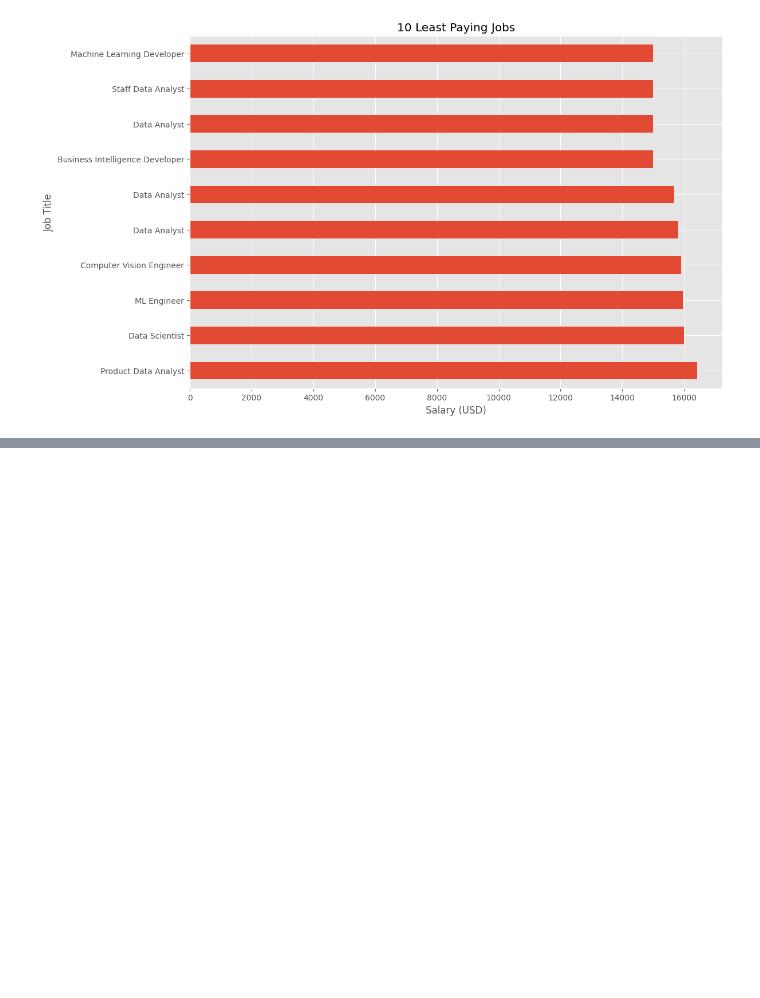
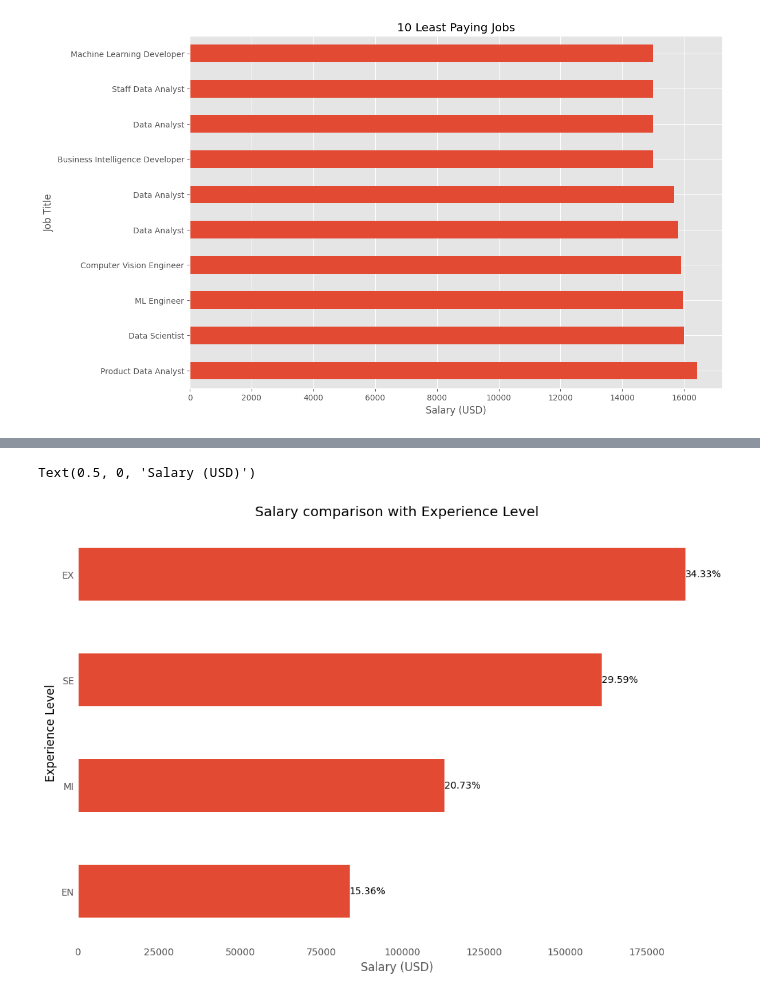
Before and after one commit to ElijahWandimi/Global-Data-Roles-Salary-Exploration, a Jupyter notebook: global-ai-ml-salaries.ipynb, the cells around one changed output, grey strips where cells are left out. Drawn from its saved outputs; the diff is of its cells as text; code cells hidden in the pictures; blank space fills up the shorter version.

```diff
--- a/global-ai-ml-salaries.ipynb
+++ b/global-ai-ml-salaries.ipynb
@@ -153,0 +175,19 @@ Text(0.5, 0, 'Salary (USD)')
+# %%
+# experience
+exp_df = df.groupby(['experience_level'])['salary_in_usd'].mean().sort_values(ascending=False).reset_index()
+
+ax = exp_df.sort_values(by='salary_in_usd').plot(x='experience_level', y='salary_in_usd', kind='barh', figsize=(12, 8), legend = False)
+ax.tick_params(axis = 'both', which = 'both', length = 0)
+
+total_sal = exp_df['salary_in_usd'].sum()
+for idx, val in enumerate(exp_df['salary_in_usd'].sort_values()):
+    percent = (val / total_sal) * 100
+    ax.text(val, idx, f"{percent:.2f}%", va = 'center', fontsize = 10, color = 'black')
+
+ax.set_facecolor('white')
+plt.title('Salary comparison with Experience Level')
+plt.ylabel('Experience Level', color = 'black')
+plt.xlabel('Salary (USD)')
+# %% [output]
+Text(0.5, 0, 'Salary (USD)')
+[figure, added]
```
Also changed, not shown: parts of 4 cells of this notebook.
